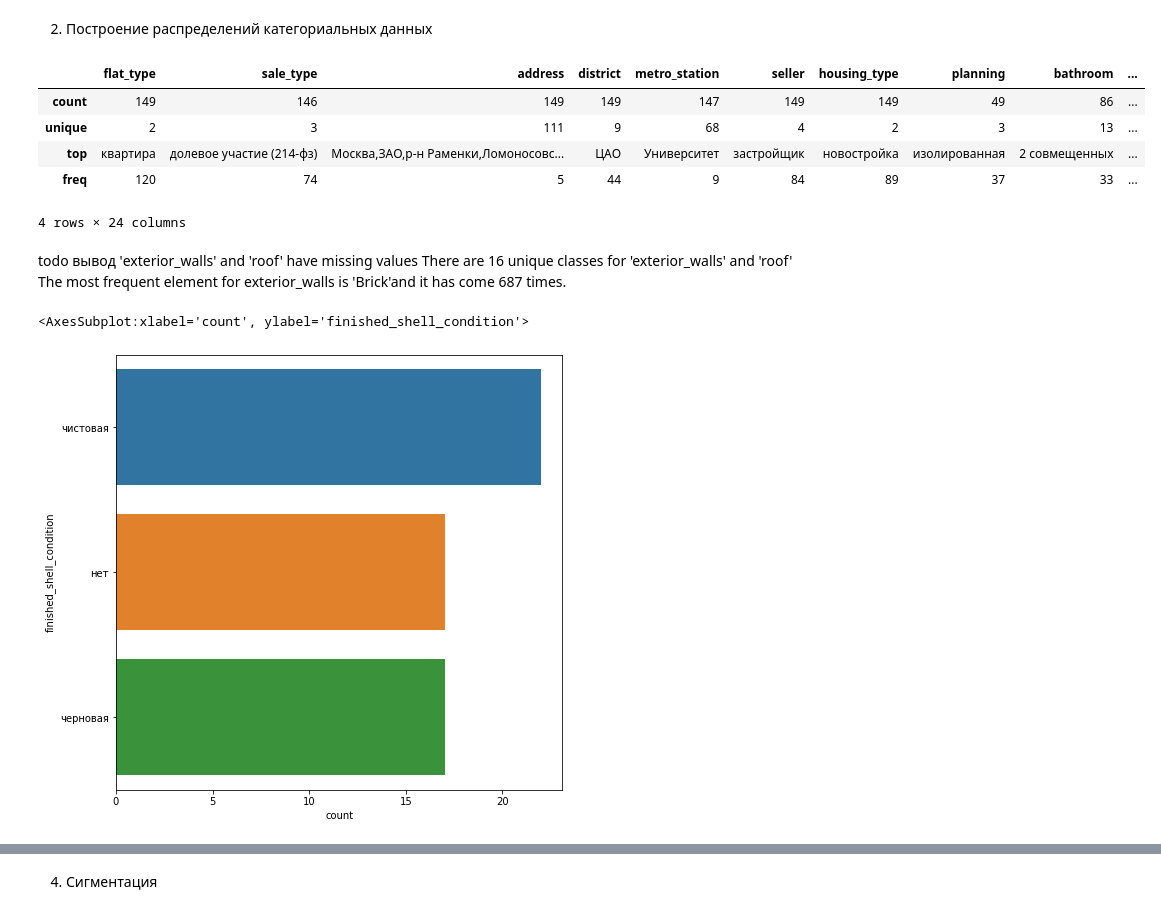
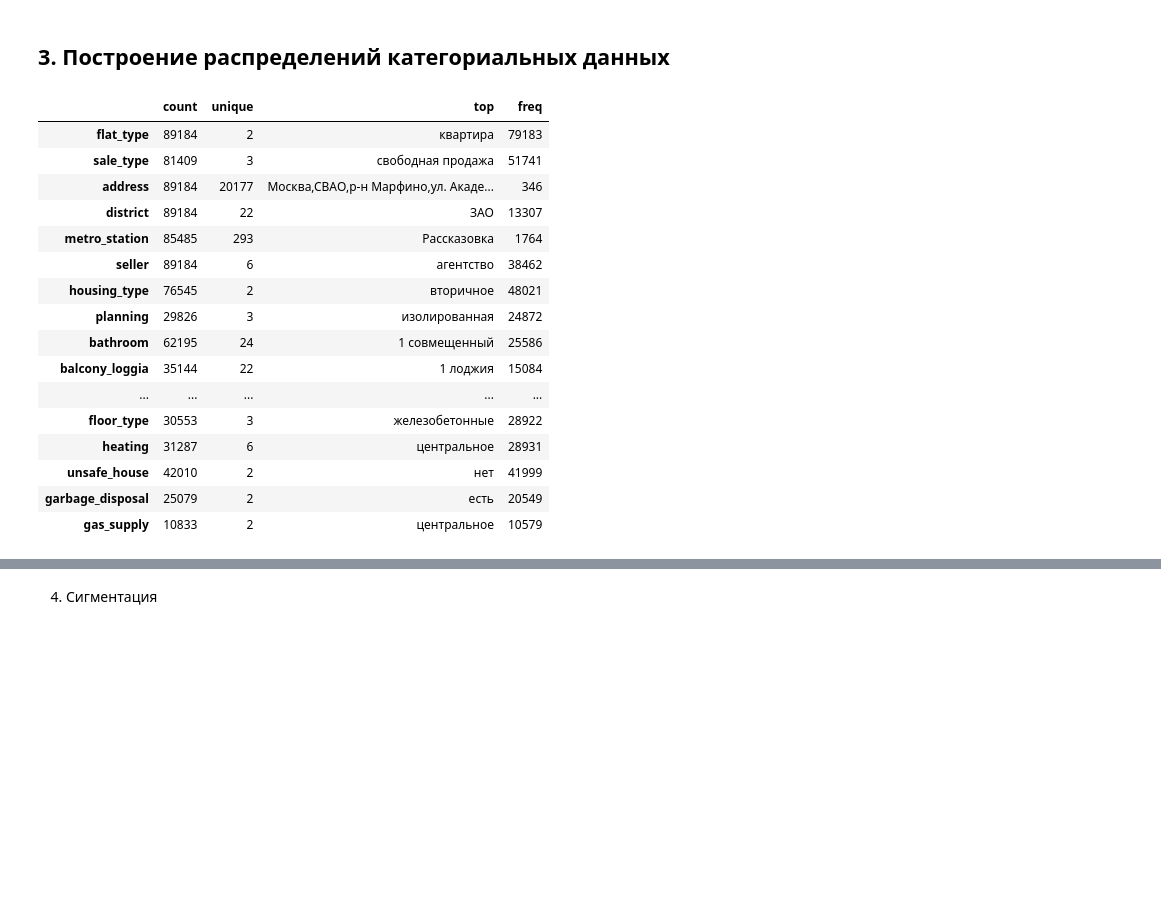
Before and after one commit to AlexShabanova/cian_project, a Jupyter notebook: application/eda.ipynb, the cells around one changed output, grey strips where cells are left out. Saved outputs shown, nothing was run; the diff lists cells and outputs as text; code cells hidden in the pictures; blank space fills up the shorter version.

```diff
--- a/application/eda.ipynb
+++ b/application/eda.ipynb
@@ -37 +18,10 @@ df = pd.read_sql_query ('''
+# %%
+conn = sqlite3.connect('db\cian.db')
+
+df = pd.read_sql_query ('''
+                               SELECT *
+                               FROM ad_data
+                               ''', conn)
+# %%
+df = df.drop(columns=['link', 'description_text'])
 # %% [markdown]
@@ -194,25 +246,23 @@ The 'basement' feature has some missing values, also its standard deviation is 0
 # %% [markdown]
-2. Построение распределений категориальных данных
+## 3. Построение распределений категориальных данных
 # %%
 # описательная статистика для категориальных столбцов
-df.describe(include=['object'])
+df.describe(include=['object']).T
 # %% [output]
-|  | flat_type | sale_type | address | district | metro_station | seller | housing_type | planning | bathroom | ... |
-| count | 149 | 146 | 149 | 149 | 147 | 149 | 149 | 49 | 86 | ... |
-| unique | 2 | 3 | 111 | 9 | 68 | 4 | 2 | 3 | 13 | ... |
-| top | квартира | долевое участие (214-фз) | Москва,ЗАО,р-н Раменки,Ломоносовс... | ЦАО | Университет | застройщик | новостройка | изолированная | 2 совмещенных | ... |
-| freq | 120 | 74 | 5 | 44 | 9 | 84 | 89 | 37 | 33 | ... |
+|  | count | unique | top | freq |
+| flat_type | 89184 | 2 | квартира | 79183 |
+| sale_type | 81409 | 3 | свободная продажа | 51741 |
+| address | 89184 | 20177 | Москва,СВАО,р-н Марфино,ул. Акаде... | 346 |
+| district | 89184 | 22 | ЗАО | 13307 |
+| metro_station | 85485 | 293 | Рассказовка | 1764 |
+| seller | 89184 | 6 | агентство | 38462 |
+| housing_type | 76545 | 2 | вторичное | 48021 |
+| planning | 29826 | 3 | изолированная | 24872 |
+| bathroom | 62195 | 24 | 1 совмещенный | 25586 |
+| balcony_loggia | 35144 | 22 | 1 лоджия | 15084 |
+| ... | ... | ... | ... | ... |
+| floor_type | 30553 | 3 | железобетонные | 28922 |
+| heating | 31287 | 6 | центральное | 28931 |
+| unsafe_house | 42010 | 2 | нет | 41999 |
+| garbage_disposal | 25079 | 2 | есть | 20549 |
+| gas_supply | 10833 | 2 | центральное | 10579 |
-4 rows × 24 columns
-# %% [markdown]
-todo вывод
-'exterior_walls' and 'roof' have missing values
-There are 16 unique classes for 'exterior_walls' and 'roof'
-The most frequent element for exterior_walls is 'Brick'and it has come 687 times.
-# %%
-# todo уточнить, гистограммы каких именно признаков нужно строить УДАЛИТЬ
-# гистограмма столбца с пропущенными значениями
-plt.figure(figsize=(8,8))
-sns.countplot(y='finished_shell_condition', data=df)
-# %% [output]
-<AxesSubplot:xlabel='count', ylabel='finished_shell_condition'>
-[figure, removed]
```
Also changed, not shown: parts of 79 cells of this notebook, 11 other files.
